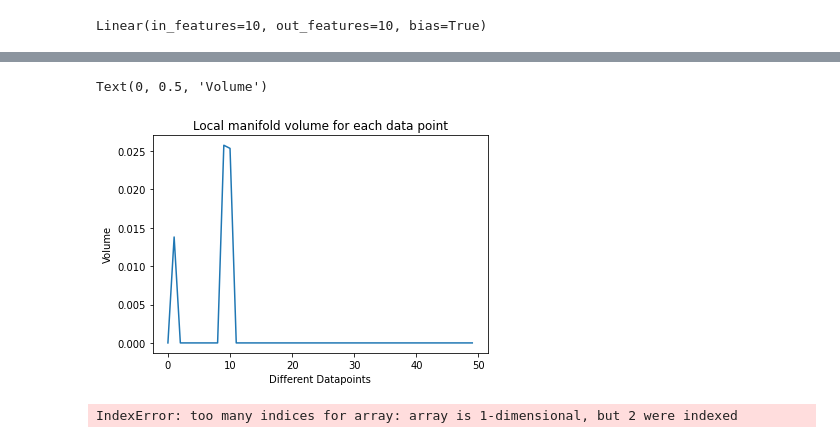
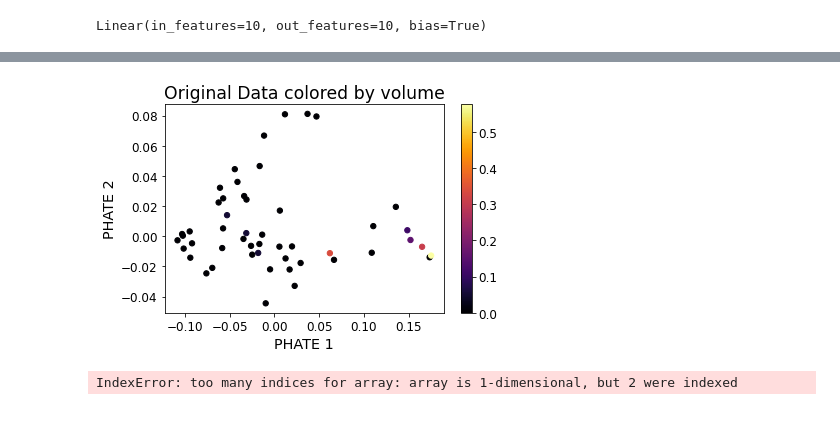
Before and after one commit to guillaumehu/phate_fim, a Jupyter notebook: notebooks/df-tree-test.ipynb, the cells around one changed output, grey strips where cells are left out. Cells and saved outputs as stored; diff of their text form; code cells hidden in the pictures.

```diff
--- a/notebooks/df-tree-test.ipynb
+++ b/notebooks/df-tree-test.ipynb
@@ -235,14 +253,20 @@ for i in range(testind.shape[0]):
-# %%
-# Analysis
-
-V = np.sqrt(np.linalg.det(FIM))
-plt.plot(V)
-plt.title("Local manifold volume for each data point")
-plt.xlabel("Different Datapoints")
-plt.ylabel("Volume")
-# %% [output]
-Text(0, 0.5, 'Volume')
-[figure, removed]
+# %%
+# Analysis
+
+#Compute Volume
+V = np.sqrt(np.linalg.det(FIM))
+
+#Visualize Original PHATE data with volume measurement
+# Visualize ground truth
+cax = scprep.plot.scatter2d(
+    tree_phate[testind],
+    c=V,
+    title="Original Data colored by volume",
+    xlabel="PHATE 1",
+    ylabel="PHATE 2",
+)
+# %% [output]
+[figure, added]
 # %%
 # Plot output of embedding space
 nxsample = phate_ae.encoder(X_sample)
```
Also changed, not shown: parts of 5 cells of this notebook, 1 other file.
